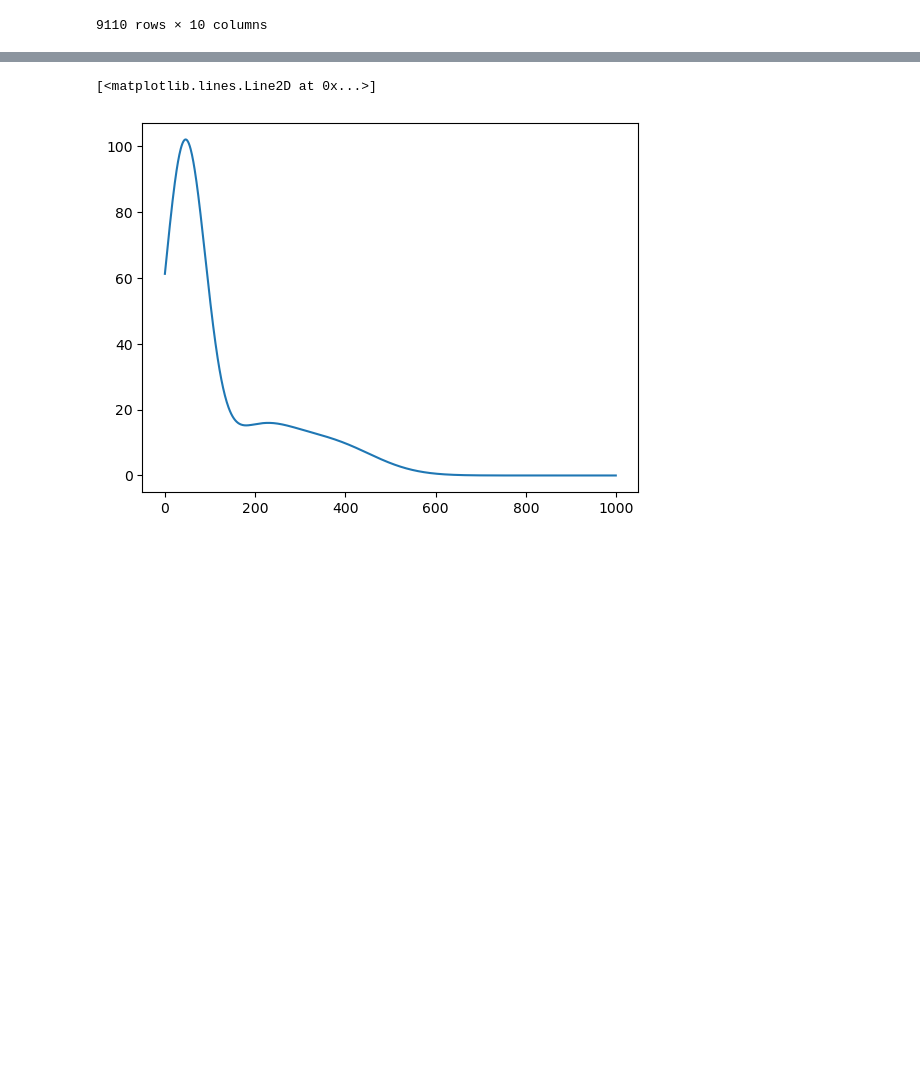
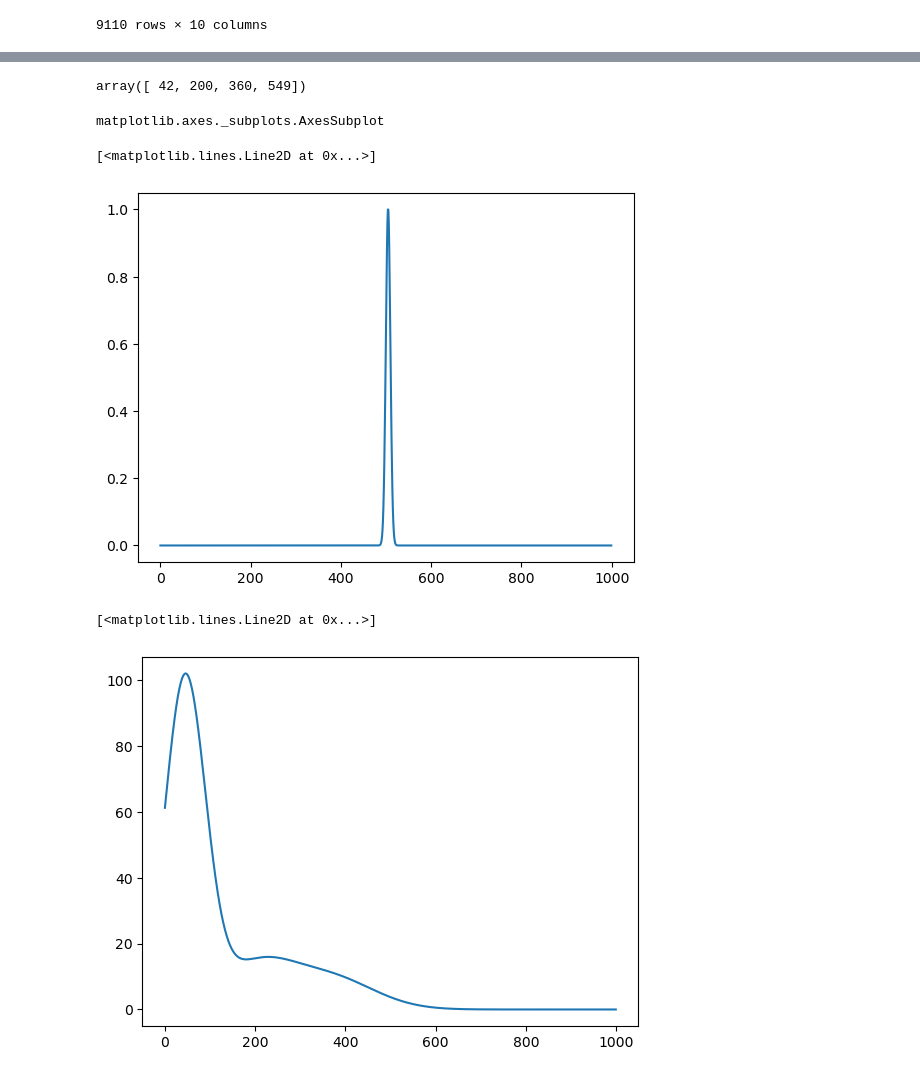
Before and after one commit to loosolab/PEAKQC, a Jupyter notebook: experimental/exp_fld_scoring.ipynb, the cells around one changed output, grey strips where cells are left out. Cells and saved outputs as stored; diff of their text form; code cells hidden in the pictures; blank space fills up the shorter version.

```diff
--- a/experimental/exp_fld_scoring.ipynb
+++ b/experimental/exp_fld_scoring.ipynb
@@ -239,4 +239,9 @@ def gauss(x: npt.ArrayLike,
 
     gaussian = (1 / (sigma * np.sqrt(2 * np.pi))) * np.exp(-0.5 * ((x - mu) / sigma) ** 2)
 
+    # scale max to 1
+    max_val = np.max(gaussian)
+    scaler = 1/max_val
+    gaussian = gaussian * scaler
+
     return gaussian
@@ -275,3 +264,23 @@ plt.plot(gauss(x, mu, sig))
+# %%
+np.concatenate(call_peaks(mask))
+# %% [output]
+array([ 42, 200, 360, 549])
+# %%
+type(pl[1])
+# %% [output]
+matplotlib.axes._subplots.AxesSubplot
+# %%
+x = np.linspace(-1000, 1000, 1000)
+mu = 10 # Mean of the Gaussian
+sig = 10 # Standard deviation of the Gaussian
+gauss_dis = gauss(x, mu, sig)
+max_val = np.max(gauss_dis)
+scaler = 1/max_val
+scaled_gauss = gauss_dis * scaler
+plt.plot(scaled_gauss)
+# %% [output]
+[<matplotlib.lines.Line2D at 0x...>]
+[figure, added]
 # %%
 def gaussian(x, mu, sig):  # Gaussian function
     return np.exp(-np.power(x - mu, 2.) / (2 * np.power(sig, 2.)))
```
Also changed, not shown: parts of 39 cells of this notebook, 2 other files.
